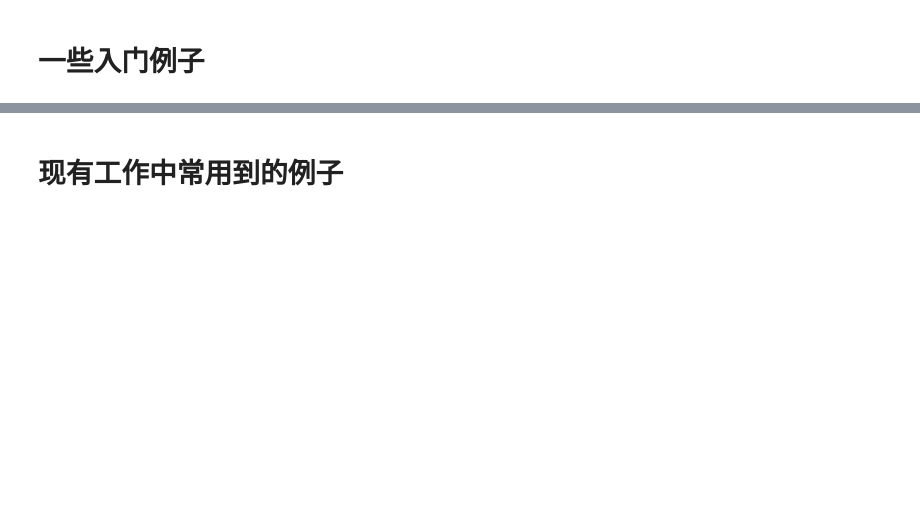
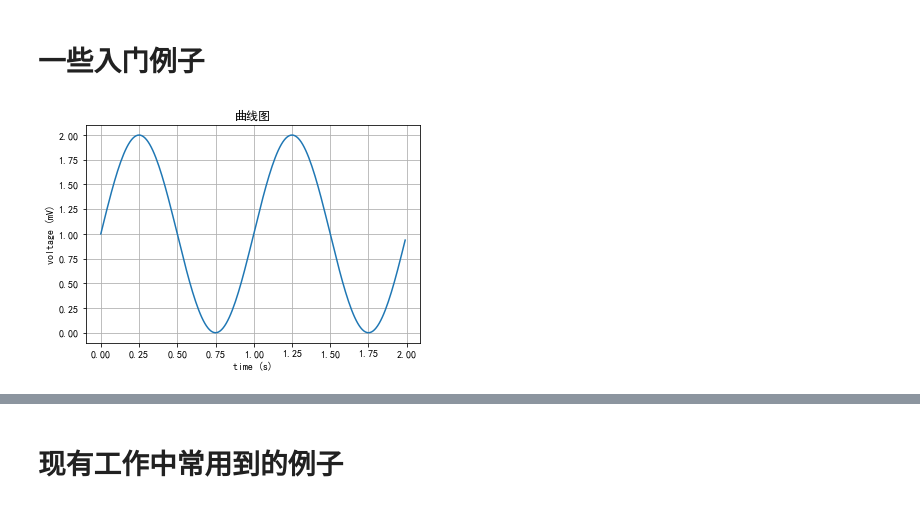
Before and after one commit to xnffdd/pycard, a Jupyter notebook: matplotlib_tutorial/绘图与可视化.ipynb, the cells around one changed output, grey strips where cells are left out. Saved outputs shown, nothing was run; the diff lists cells and outputs as text; code cells hidden in the pictures; blank space fills up the shorter version.

```diff
--- a/matplotlib_tutorial/绘图与可视化.ipynb
+++ b/matplotlib_tutorial/绘图与可视化.ipynb
@@ -157,12 +184,13 @@ plt.show()
 # %%
 t = np.arange(0.0, 2.0, 0.01)
 s = 1 + np.sin(2 * np.pi * t)
 fig, ax = plt.subplots()
 ax.plot(t, s)
-ax.set(xlabel='time (s)', ylabel='voltage (mV)',
-       title='曲线图')
+ax.set(xlabel="time (s)", ylabel="voltage (mV)", title="曲线图")
 ax.grid()
 plt.show()
+# %% [output]
+[figure, added]
 # %%
 x1 = np.linspace(0.0, 5.0)
 x2 = np.linspace(0.0, 2.0)
```
Also changed, not shown: parts of 42 cells of this notebook, 1 other file.
